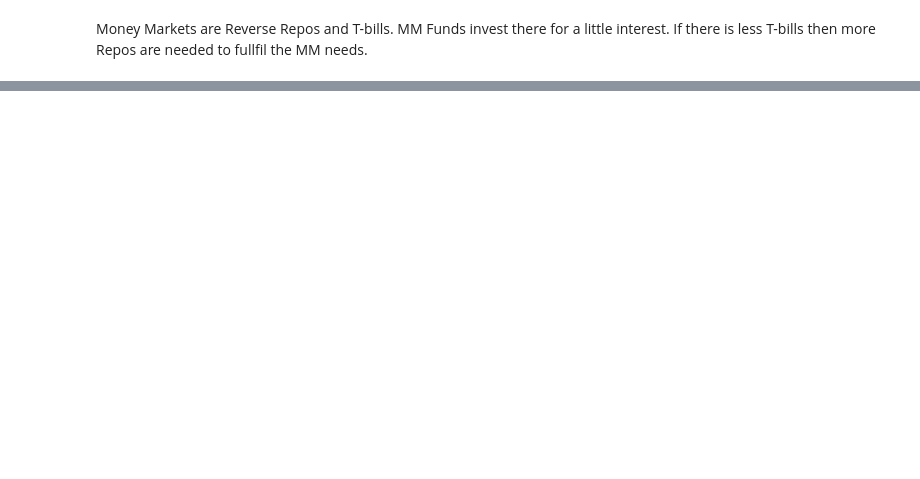
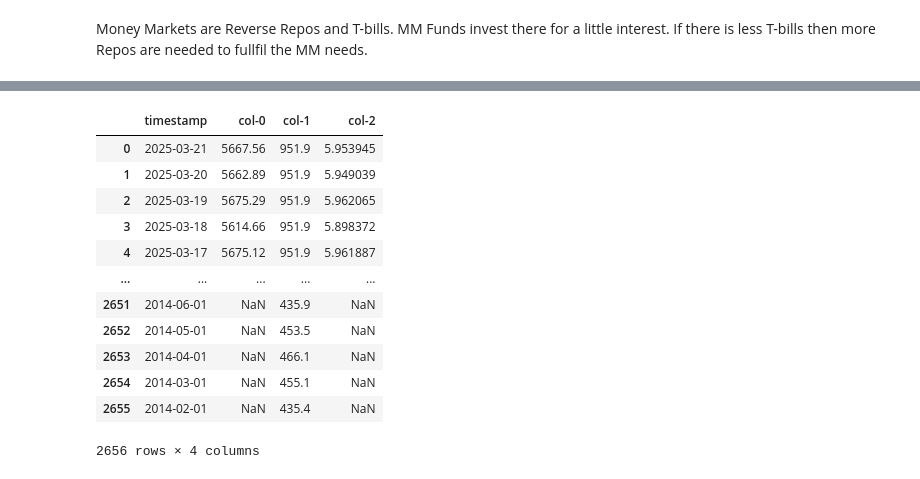
Before and after one commit to IMTorgOpenDataTools/macroecon-wrappy, a Jupyter notebook: notebooks/repo_review.ipynb, the cells around one changed output, grey strips where cells are left out. Drawn from its saved outputs; the diff is of its cells as text; code cells hidden in the pictures; blank space fills up the shorter version.

```diff
--- a/notebooks/repo_review.ipynb
+++ b/notebooks/repo_review.ipynb
@@ -154,0 +160,7 @@ Money Markets are Reverse Repos and T-bills.  MM Funds invest there for a little
+# %%
+FredApi.set_wrapper(auth, Fred)
+IQ12260 = FredApi.get_data('IQ12260')
+SP500 = FredApi.get_data('SP500')
+measure = Measure([SP500, IQ12260], recessions)
+measure.df().head(3)
+measure
@@ -154,0 +193,19 @@ Money Markets are Reverse Repos and T-bills.  MM Funds invest there for a little
+# %%
+tmp = measure.df(interpolated=True).reset_index()
+tmp['col-2'] = tmp['col-0'] / tmp['col-1']
+tmp = tmp[tmp.timestamp > dt.datetime(2014, 1, 1)]
+tmp
+# %% [output]
+|  | timestamp | col-0 | col-1 | col-2 |
+| 0 | 2025-03-21 | 5667.56 | 951.9 | 5.953945 |
+| 1 | 2025-03-20 | 5662.89 | 951.9 | 5.949039 |
+| 2 | 2025-03-19 | 5675.29 | 951.9 | 5.962065 |
+| 3 | 2025-03-18 | 5614.66 | 951.9 | 5.898372 |
+| 4 | 2025-03-17 | 5675.12 | 951.9 | 5.961887 |
+| ... | ... | ... | ... | ... |
+| 2651 | 2014-06-01 | NaN | 435.9 | NaN |
+| 2652 | 2014-05-01 | NaN | 453.5 | NaN |
+| 2653 | 2014-04-01 | NaN | 466.1 | NaN |
+| 2654 | 2014-03-01 | NaN | 455.1 | NaN |
+| 2655 | 2014-02-01 | NaN | 435.4 | NaN |
+2656 rows × 4 columns
```
Also changed, not shown: parts of 14 cells of this notebook, 5 other files.
